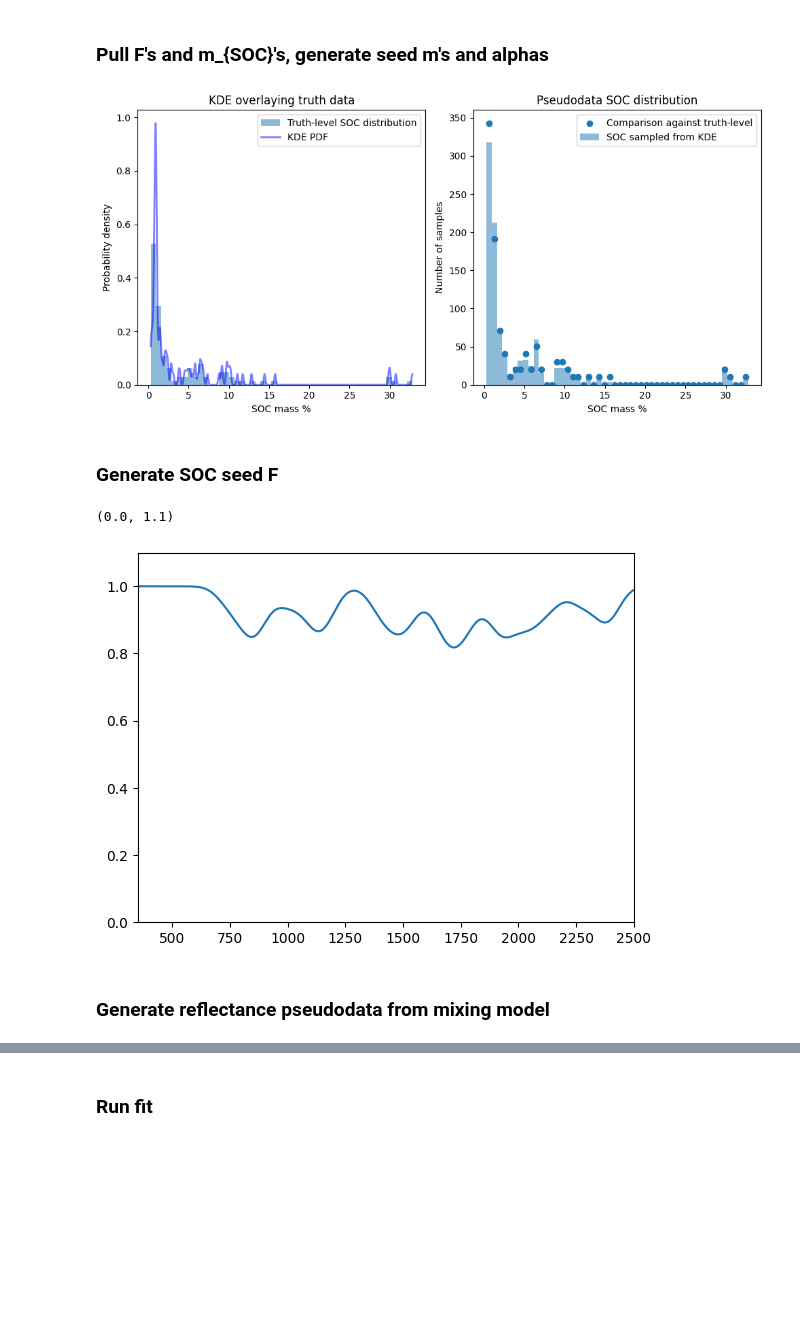
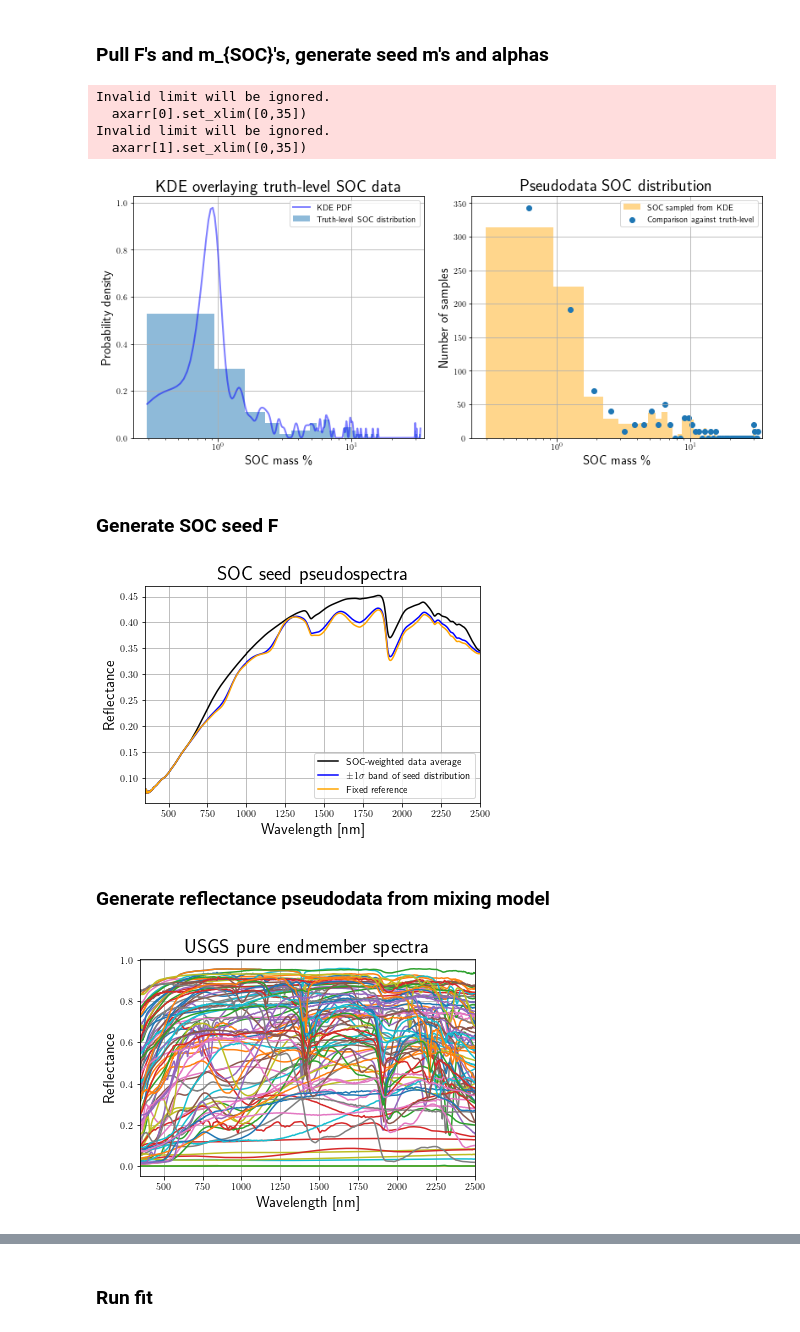
Before and after one commit to jmortan/RaCA-SOC-a-spectrum-analysis, a Jupyter notebook: RaCA-SOC-a/run-RaCA-SOC-a.ipynb, the cells around one changed output, grey strips where cells are left out. Saved outputs shown, nothing was run; the diff lists cells and outputs as text; code cells hidden in the pictures; blank space fills up the shorter version.

```diff
--- a/RaCA-SOC-a/run-RaCA-SOC-a.ipynb
+++ b/RaCA-SOC-a/run-RaCA-SOC-a.ipynb
@@ -14,6 +14,8 @@ import torch .optim as optim
 import json
 
 import gc
+
+plt.rcParams['text.usetex'] = True
 # %%
 data = np.loadtxt("../data/RaCA-spectra-first100.csv",
                  delimiter=",", dtype=str)
@@ -186,39 +187,50 @@ rhorads = np.array(rhos)*np.array(rads)
 def kde(x, x_grid, bandwidth=0.2, **kwargs):
     """Kernel Density Estimation with Scipy"""
     kde = gaussian_kde(x, bw_method=bandwidth / x.std(ddof=1), **kwargs)
     return kde.evaluate(x_grid)
 
 def generate_rand_from_pdf(pdf, x_grid):
     cdf = np.cumsum(pdf)
     cdf = cdf / cdf[-1]
     values = np.random.rand(NPoints)
     value_bins = np.searchsorted(cdf, values)
     random_from_cdf = x_grid[value_bins]
     return random_from_cdf
 
 hist, bins = np.histogram(sample_soc, bins=50)
 x_grid = np.linspace(min(sample_soc), max(sample_soc), 1000)
 kdepdf = kde(sample_soc, x_grid, bandwidth=0.1)
 msoc = generate_rand_from_pdf(kdepdf, x_grid)
 
 _, axarr = plt.subplots(1,2,figsize=(10,5))
 
 axarr[0].hist(sample_soc, bins=50, density=True, alpha=0.5, label='Truth-level SOC distribution')
 axarr[0].plot(x_grid, kdepdf, color='b', alpha=0.5, lw=2, label='KDE PDF')
-axarr[0].set_xlabel("SOC mass %")
-axarr[0].set_ylabel("Probability density")
-axarr[0].set_title("KDE overlaying truth data")
+axarr[0].set_xlabel("SOC mass \%",fontsize=15)
+axarr[0].set_ylabel("Probability density",fontsize=15)
+axarr[0].set_title("KDE overlaying truth-level SOC data",fontsize=20)
+axarr[0].set_xscale('log')
+axarr[0].set_xlim([0,35])
 axarr[0].legend()
+axarr[0].grid()
 
-axarr[1].scatter((bins[1:] + bins[:-1])/2,hist * NPoints/np.sum(hist), label='Comparison against truth-level')
-axarr[1].hist(msoc, 50, alpha=0.5, label='SOC sampled from KDE')
+axarr[1].scatter((bins[1:] + bins[:-1])/2,hist * NPoints/np.sum(hist), label='Comparison against truth-level',zorder=1)
+axarr[1].hist(msoc, 50, alpha=0.45, color='orange', label='SOC sampled from KDE',zorder=0)
 axarr[1].legend()
-axarr[1].set_xlabel("SOC mass %")
-axarr[1].set_ylabel("Number of samples")
-axarr[1].set_title("Pseudodata SOC distribution")
+axarr[1].set_xlabel("SOC mass \%",fontsize=15)
+axarr[1].set_ylabel("Number of samples",fontsize=15)
+axarr[1].set_title("Pseudodata SOC distribution",fontsize=20)
+axarr[1].set_xscale('log')
+axarr[1].set_xlim([0,35])
+axarr[1].grid()
 plt.tight_layout()
+plt.subplots_adjust(right=1.1)
 plt.show()
 
 del hist, bins, x_grid, kdepdf, axarr
 # %% [output]
+Invalid limit will be ignored.
+  axarr[0].set_xlim([0,35])
+Invalid limit will be ignored.
+  axarr[1].set_xlim([0,35])
-[figure, old version]
+[figure, new version]
@@ -311,10 +328,19 @@ F = np.array(F + [Fsoc])
 # %%
-plt.plot(XF,Fsoc.T)
+plt.plot(XF,tFsoc.T, 'black',label="SOC-weighted data average")
+plt.plot(XF,trueFsoc.T, 'blue', label="$\pm1\sigma$ band of seed distribution")
+plt.plot(XF,seedFsoc.T, 'orange', label="Fixed reference")
+plt.legend()
+
 plt.xlim([350,2500])
-plt.ylim([0,1.1])
+
+plt.xlabel("Wavelength [nm]",fontsize=15)
+plt.ylabel("Reflectance",fontsize=15)
+plt.title("SOC seed pseudospectra",fontsize=20)
+plt.grid()
+
+#plt.ylim([0,1.1])
 # %% [output]
-(0.0, 1.1)
-[figure, old version]
+[figure, new version]
 # %% [markdown]
 ### Generate reflectance pseudodata from mixing model
 # %%
@@ -362,4 +391,13 @@ I = I + noiseV*np.random.randn(NPoints, MSpectra) + noiseB
 # %%
 # get the max I at each peak, for stabilizing the optimization
 maxI = np.max(I,axis=0)
+# %%
+plt.plot(XF,F.T);
+plt.xlabel(r'Wavelength [nm]',fontsize=15)
+plt.ylabel(r'Reflectance',fontsize=15)
+plt.title(r'USGS pure endmember spectra',fontsize=20)
+plt.xlim([350,2500])
+plt.grid()
+# %% [output]
+[figure, added]
 # %%
```
Also changed, not shown: parts of 11 cells of this notebook, 2 other files.
